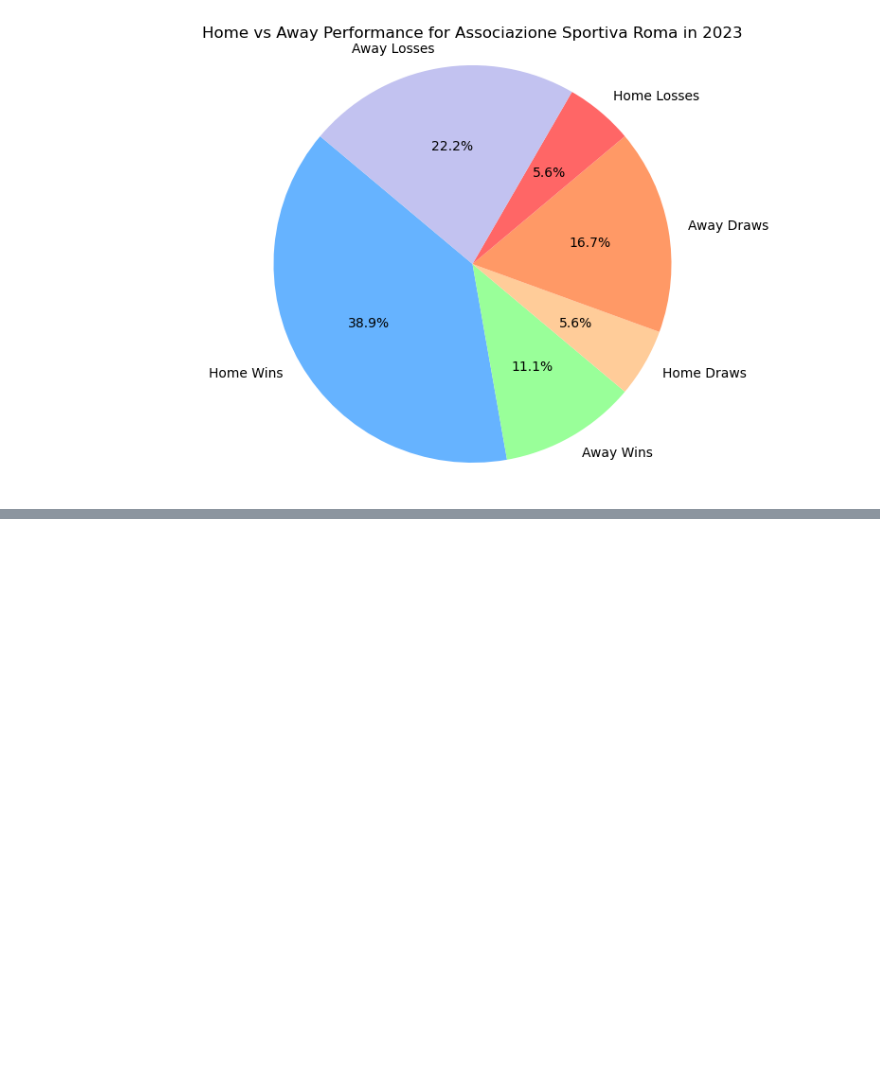
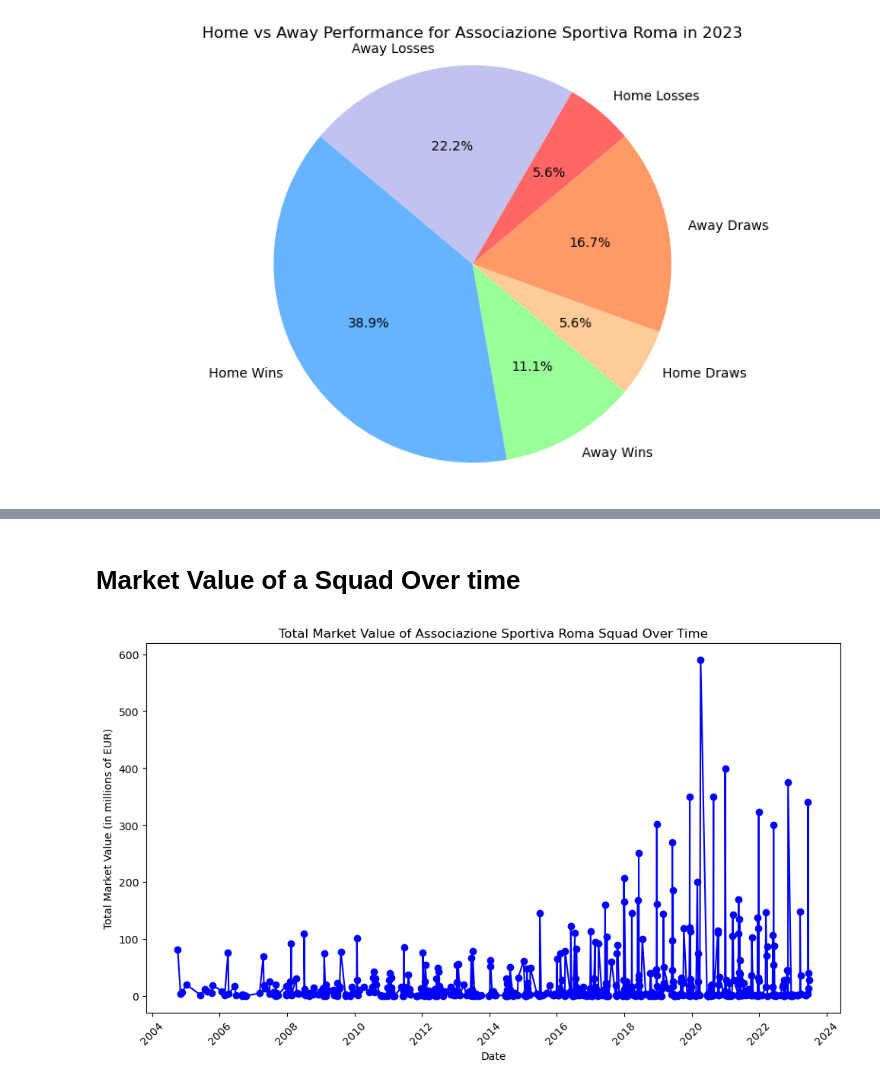
Before and after one commit to marv150302/Football-Stats-Project, a Jupyter notebook: solution/jupyter_data_analysis/data_analysis.ipynb, the cells around one changed output, grey strips where cells are left out. Saved outputs shown, nothing was run; the diff lists cells and outputs as text; code cells hidden in the pictures; blank space fills up the shorter version.

```diff
--- a/solution/jupyter_data_analysis/data_analysis.ipynb
+++ b/solution/jupyter_data_analysis/data_analysis.ipynb
@@ -548,0 +592,52 @@ plot_home_away_performance_season(club_id=12, season='2023')
+# %% [markdown]
+# Market Value of a Squad Over time
+# %%
+def plot_squad_market_value(club_id):
+    # Query to get the total market value of the squad over time
+    query = f"""
+    SELECT pv.datetime, SUM(pv.market_value_in_eur) AS total_market_value
+    FROM Player_Valuations pv
+    JOIN Players p ON pv.player_id = p.player_id
+    WHERE p.current_club_id = {club_id}
+    GROUP BY pv.datetime
+    ORDER BY pv.datetime;
+    """
+
+    # Execute the query and load the data into a DataFrame
+    df = pd.read_sql_query(query, engine)
+
+    # Query to get the club's name
+    name_query = f"""
+    SELECT name
+    FROM Clubs
+    WHERE club_id = {club_id};
+    """
+
+    # Execute the query and get the club's name
+    name_df = pd.read_sql_query(name_query, engine)
+    club_name = name_df['name'].iloc[0]
+
+    # Convert market value to millions of EUR
+    df['total_market_value'] = df['total_market_value'] / 1e6
+
+    # Create the line plot
+    fig, ax = plt.subplots(figsize=(10, 6))
+
+    df['datetime'] = pd.to_datetime(df['datetime'])  # Ensure the datetime is in datetime format
+    x = df['datetime']
+    market_value = df['total_market_value']
+
+    ax.plot(x, market_value, marker='o', linestyle='-', color='b')
+
+    ax.set_xlabel('Date')
+    ax.set_ylabel('Total Market Value (in millions of EUR)')
+    ax.set_title(f'Total Market Value of {club_name} Squad Over Time')
+
+    plt.xticks(rotation=45)
+    plt.tight_layout()
+    plt.show()
+
+# Example usage of the function
+plot_squad_market_value(club_id=12)
+# %% [output]
+[figure, added]
```
Also changed, not shown: parts of 27 cells of this notebook.
